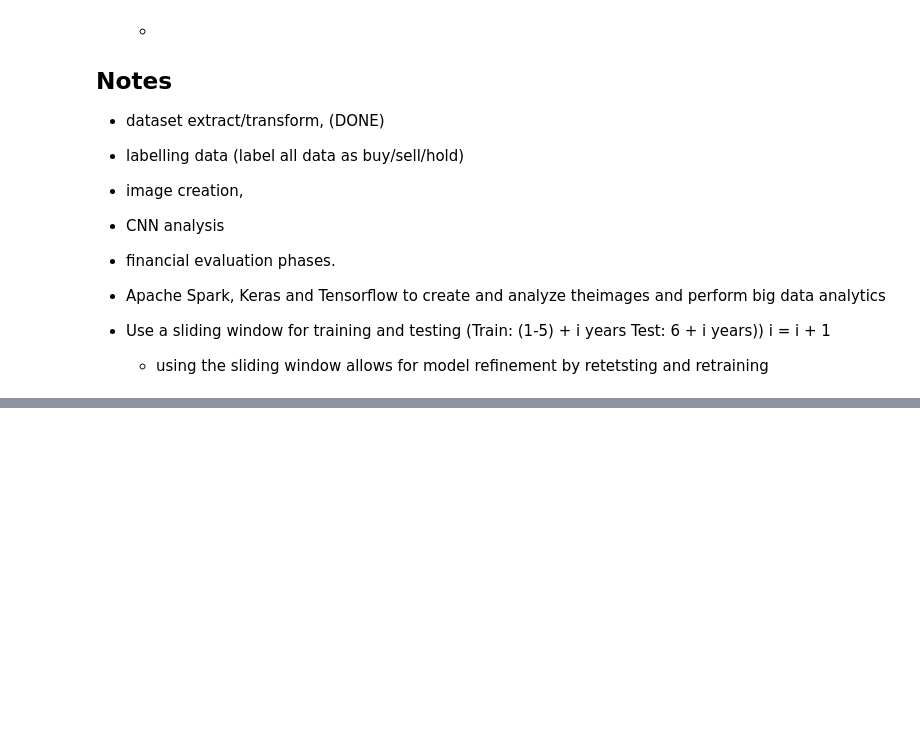
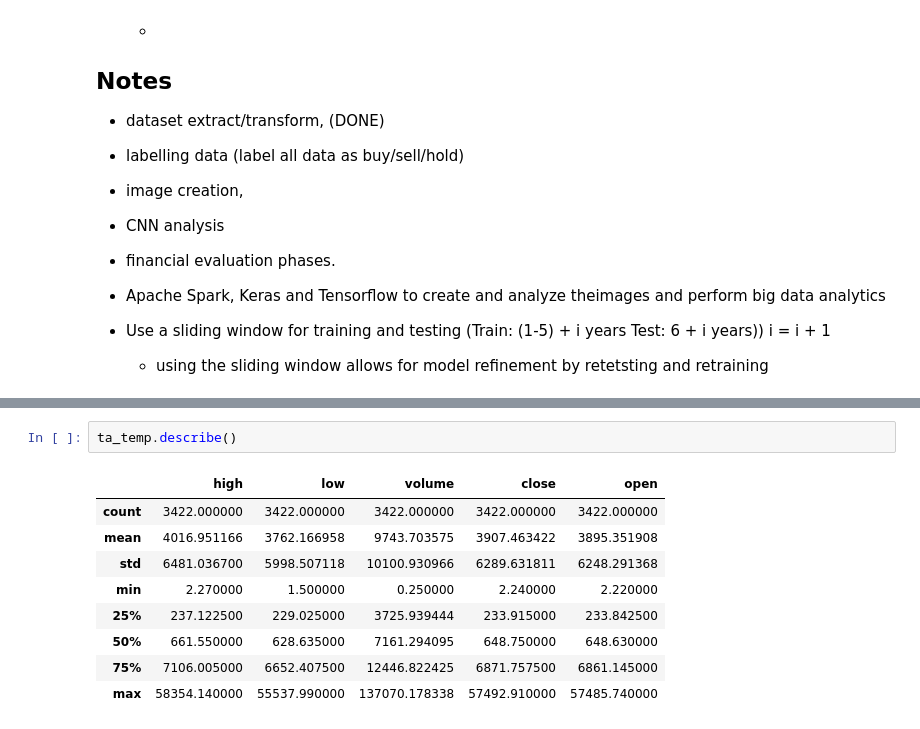
Before and after one commit to jamorsicato/machine-learning, a Jupyter notebook: bitcoin_price_prediction.ipynb, the cells around one changed output, grey strips where cells are left out. Drawn from its saved outputs; the diff is of its cells as text; blank space fills up the shorter version.

```diff
--- a/bitcoin_price_prediction.ipynb
+++ b/bitcoin_price_prediction.ipynb
@@ -345,0 +622,12 @@ plt.savefig('btc_buy_sell.png')
+# %%
+ta_temp.describe()
+# %% [output]
+|  | high | low | volume | close | open |
+| count | 3422.000000 | 3422.000000 | 3422.000000 | 3422.000000 | 3422.000000 |
+| mean | 4016.951166 | 3762.166958 | 9743.703575 | 3907.463422 | 3895.351908 |
+| std | 6481.036700 | 5998.507118 | 10100.930966 | 6289.631811 | 6248.291368 |
+| min | 2.270000 | 1.500000 | 0.250000 | 2.240000 | 2.220000 |
+| 25% | 237.122500 | 229.025000 | 3725.939444 | 233.915000 | 233.842500 |
+| 50% | 661.550000 | 628.635000 | 7161.294095 | 648.750000 | 648.630000 |
+| 75% | 7106.005000 | 6652.407500 | 12446.822425 | 6871.757500 | 6861.145000 |
+| max | 58354.140000 | 55537.990000 | 137070.178338 | 57492.910000 | 57485.740000 |
```
Also changed, not shown: parts of 21 cells of this notebook, 5 other files.
